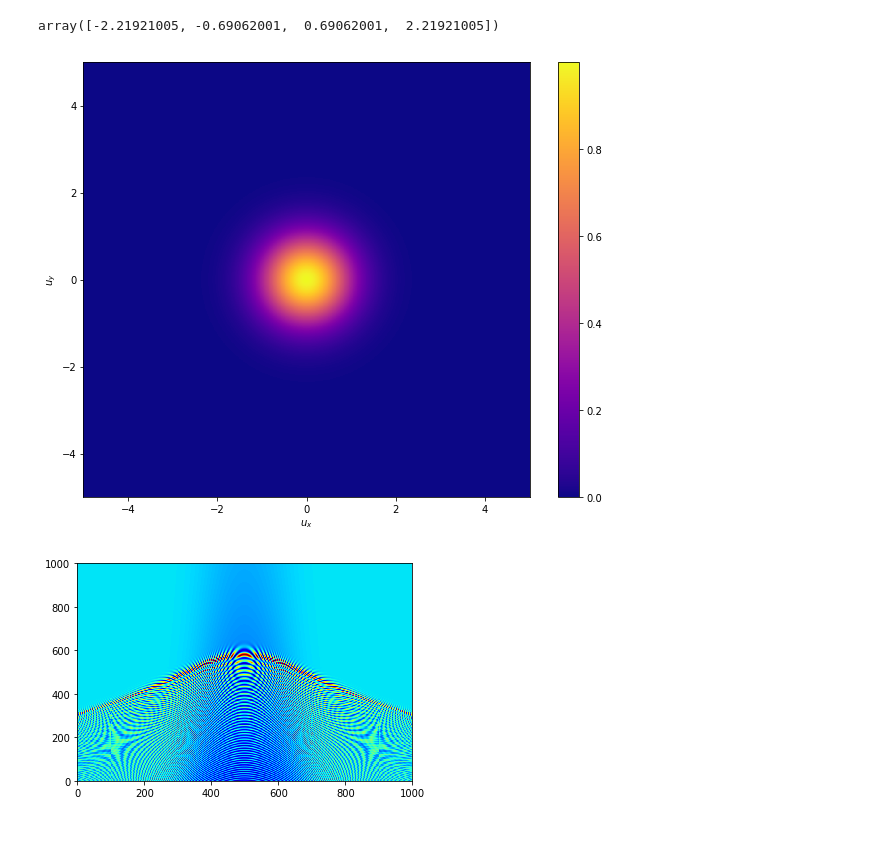
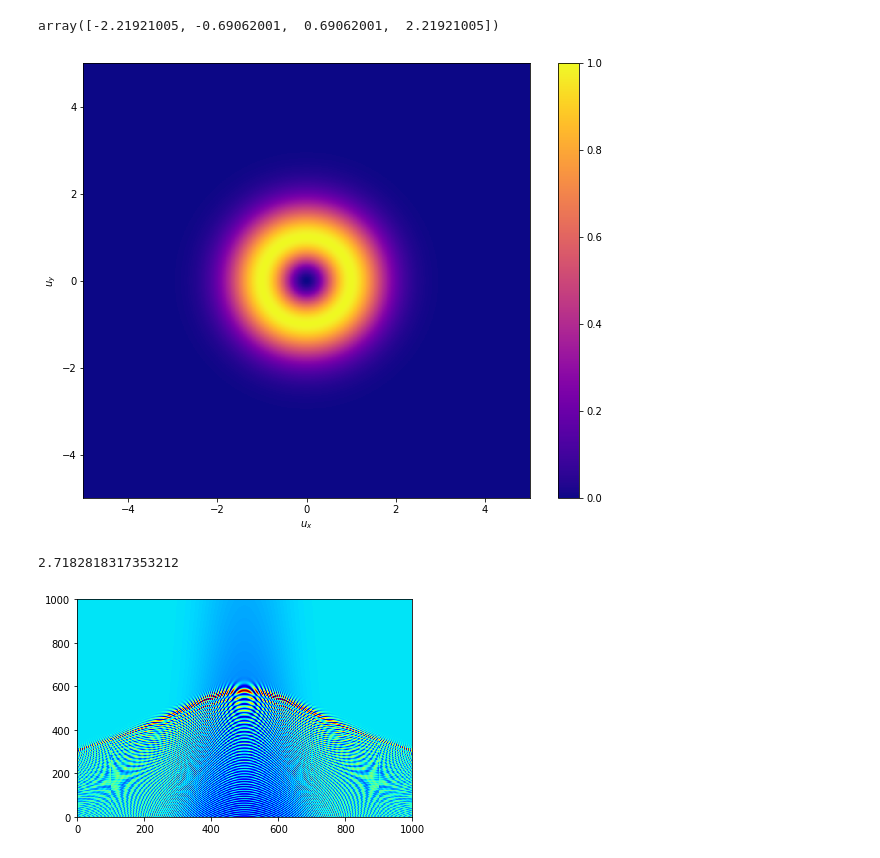
Before and after one commit to ggrillo93/plasma-lensing, a Jupyter notebook: Experimentation.ipynb, the cells around one changed output. Cells and saved outputs as stored; diff of their text form; code cells hidden in the pictures.

```diff
--- a/Experimentation.ipynb
+++ b/Experimentation.ipynb
@@ -40,17 +52,21 @@ array([-2.21921005, -0.69062001,  0.69062001,  2.21921005])
 # %%
 rx = np.linspace(-5, 5, 1000)
 ry = np.linspace(-5, 5, 1000)
 ux, uy = np.meshgrid(rx, ry)
 extent = (-5, 5, -5, 5)
-func = np.exp(-ux**2-uy**2) # 1./((ux**2+uy**2)**1.5+1.) # np.exp(-(ux**2+uy**2)**0.5)
+func = 2.7183*(ux**2 + uy**2)*np.exp(-ux**2-uy**2) # 1./((ux**2+uy**2)**1.5+1.) # np.exp(-(ux**2+uy**2)**0.5)
 plt.figure(figsize = (10, 8))
 plt.imshow(func, origin = 'lower', aspect = 'auto', extent = extent, cmap = 'plasma')
 plt.xlabel(r'$u_x$')
 plt.ylabel(r'$u_y$')
 plt.colorbar()
 plt.show()
 # %% [output]
-[figure, old version]
+[figure, new version]
+# %%
+1./np.max(func)
+# %% [output]
+2.7182818317353212
 # %%
 mat1 = np.loadtxt('dspectra4.00.dat')
 mat2 = np.loadtxt('dspectra4.01.dat')
```
Also changed, not shown: parts of 5 cells of this notebook, 6 other files.
